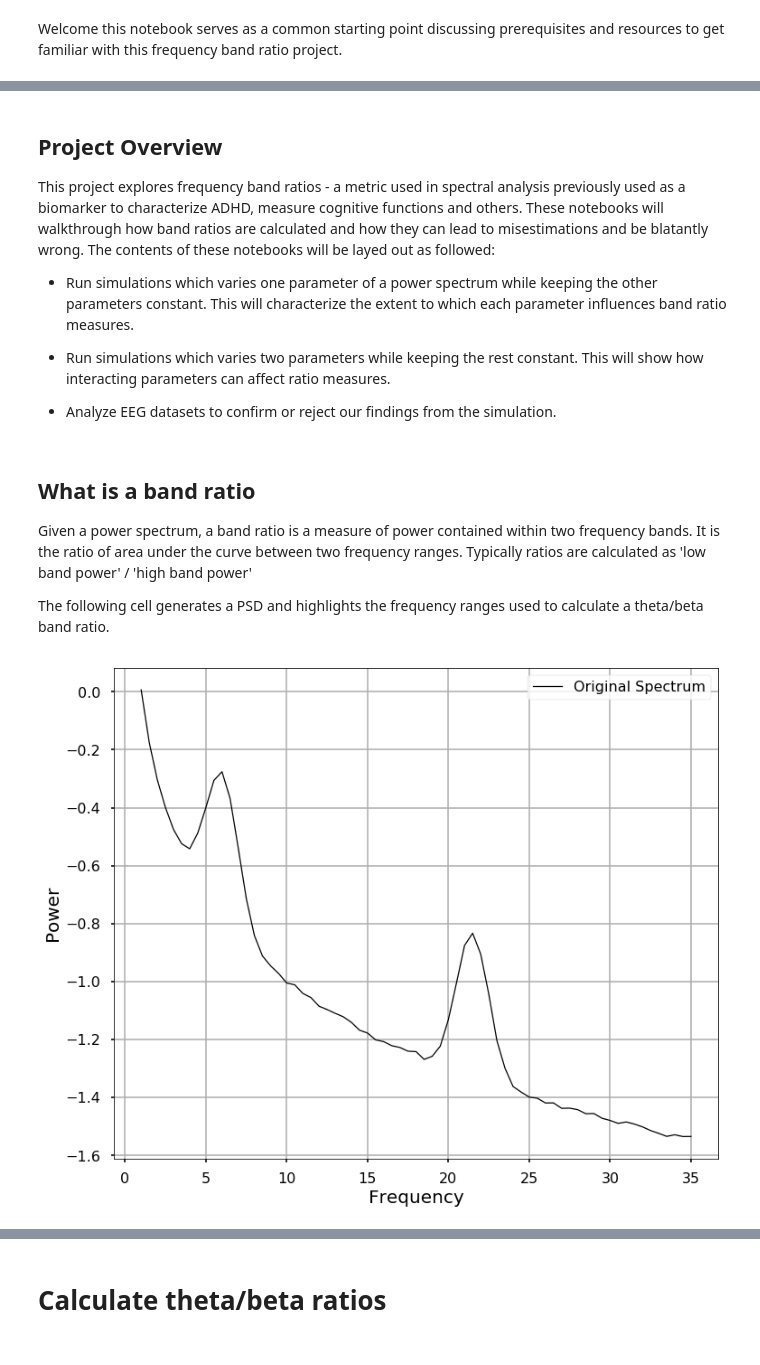
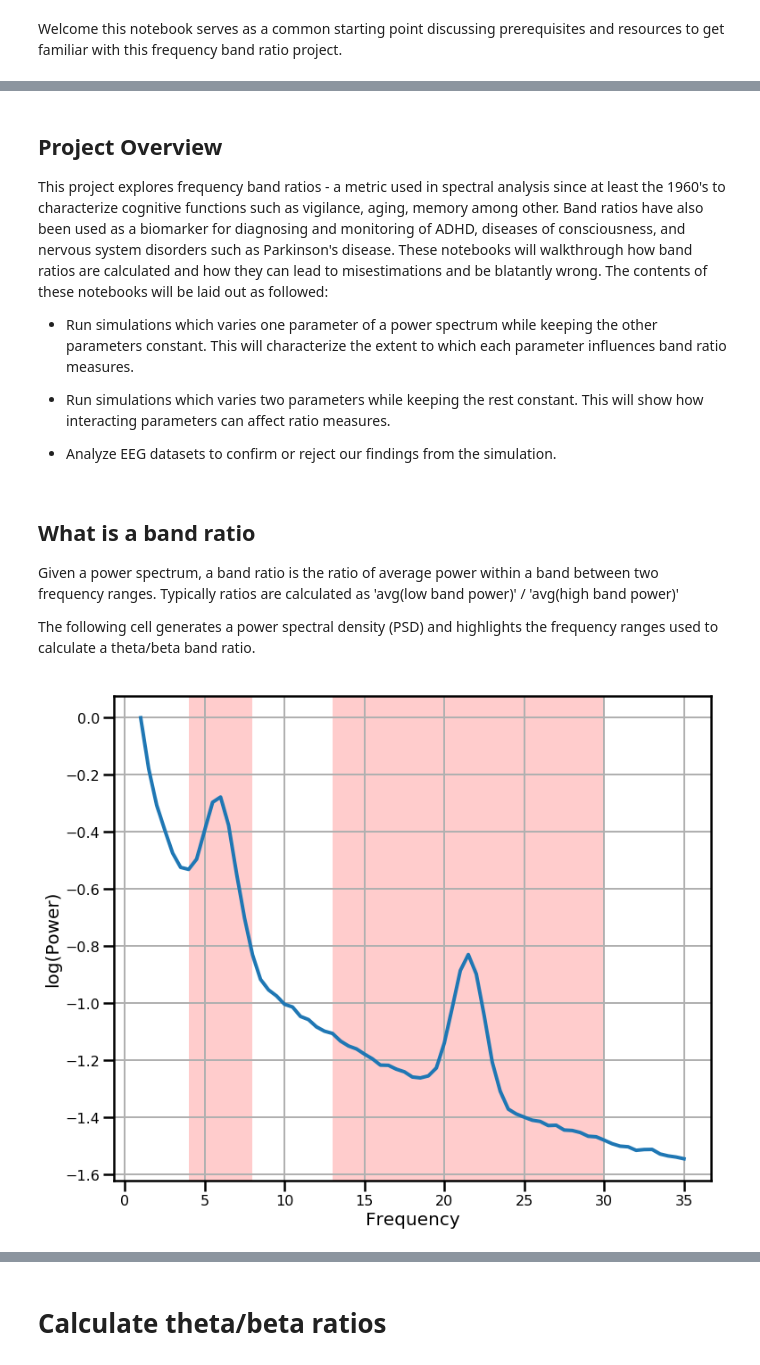
Before and after one commit to voytekresearch/BandRatios, a Jupyter notebook: notebooks/0-Band-Ratio_Introduction.ipynb, the cells around one changed output, grey strips where cells are left out. Cells and saved outputs as stored; diff of their text form; code cells hidden in the pictures.

Commit message:
Updated notebook walkthroughs and generalized interacting param simulations

```diff
--- a/notebooks/0-Band-Ratio_Introduction.ipynb
+++ b/notebooks/0-Band-Ratio_Introduction.ipynb
@@ -79,6 +19,6 @@ prep_single_sims(a_shift, "CF")
 # %% [markdown]
 ## Project Overview
-This project explores frequency band ratios - a metric used in spectral analysis previously used as a biomarker to characterize ADHD, measure cognitive functions and others. These notebooks will walkthrough how band ratios are calculated and how they can lead to misestimations and be blatantly wrong. The contents of these notebooks will be layed out as followed:
+This project explores frequency band ratios - a metric used in spectral analysis since at least the 1960's to characterize cognitive functions such as vigilance, aging, memory among other. Band ratios have also been used as a biomarker for diagnosing and monitoring of ADHD, diseases of consciousness, and nervous system disorders such as Parkinson's disease. These notebooks will walkthrough how band ratios are calculated and how they can lead to misestimations and be blatantly wrong. The contents of these notebooks will be laid out as followed:
 
 - Run simulations which varies one parameter of a power spectrum while keeping the other parameters constant. This will characterize the extent to which each parameter influences band ratio measures.
 
@@ -95,16 +35,18 @@ oscs = [6, 0.3, 1, 10, .5, .75, 25, 0.25, 1.5]
 # %% [markdown]
 ## What is a band ratio
 
-Given a power spectrum, a band ratio is a measure of power contained within two frequency bands. It is the ratio of area under the curve between two frequency ranges. Typically ratios are calculated as 'low band power' / 'high band power'
+Given a power spectrum, a band ratio is the ratio of average power within a band between two frequency ranges. Typically ratios are calculated as 'avg(low band power)' / 'avg(high band power)'
 
-The following cell generates a PSD and highlights the frequency ranges used to calculate a theta/beta band ratio.
+The following cell generates a power spectral density (PSD) and highlights the frequency ranges used to calculate a theta/beta band ratio.
 # %%
-def_bg = [OFF_DEF, APC_DEF]
-def_osc = [CF_LOW_DEF, AMP_DEF, BW_DEF, CF_HIGH_DEF, AMP_DEF, BW_DEF]
+def_bg = [OFF_DEF, EXP_DEF]
+def_osc = [CF_LOW_DEF, PW_DEF, BW_DEF, CF_HIGH_DEF, PW_DEF, BW_DEF]
 fs, ps = gen_power_spectrum(freq_range, def_bg, def_osc)
+
 fm = FOOOF()
 fm.add_data(fs,ps)
 
-fm.plot(save_fig=True,file_name="sim_def_spec", file_path="./..")
+fig = plot_spectrum_shading(fs, ps, [[4, 8], [13,30]], log_powers=True, linewidth=4)
+plt.savefig("../figures/tbr.png", dpi=200)
 # %% [output]
-[figure, old version]
+[figure, new version]
```
Also changed, not shown: parts of 8 cells of this notebook, 54 other files.
